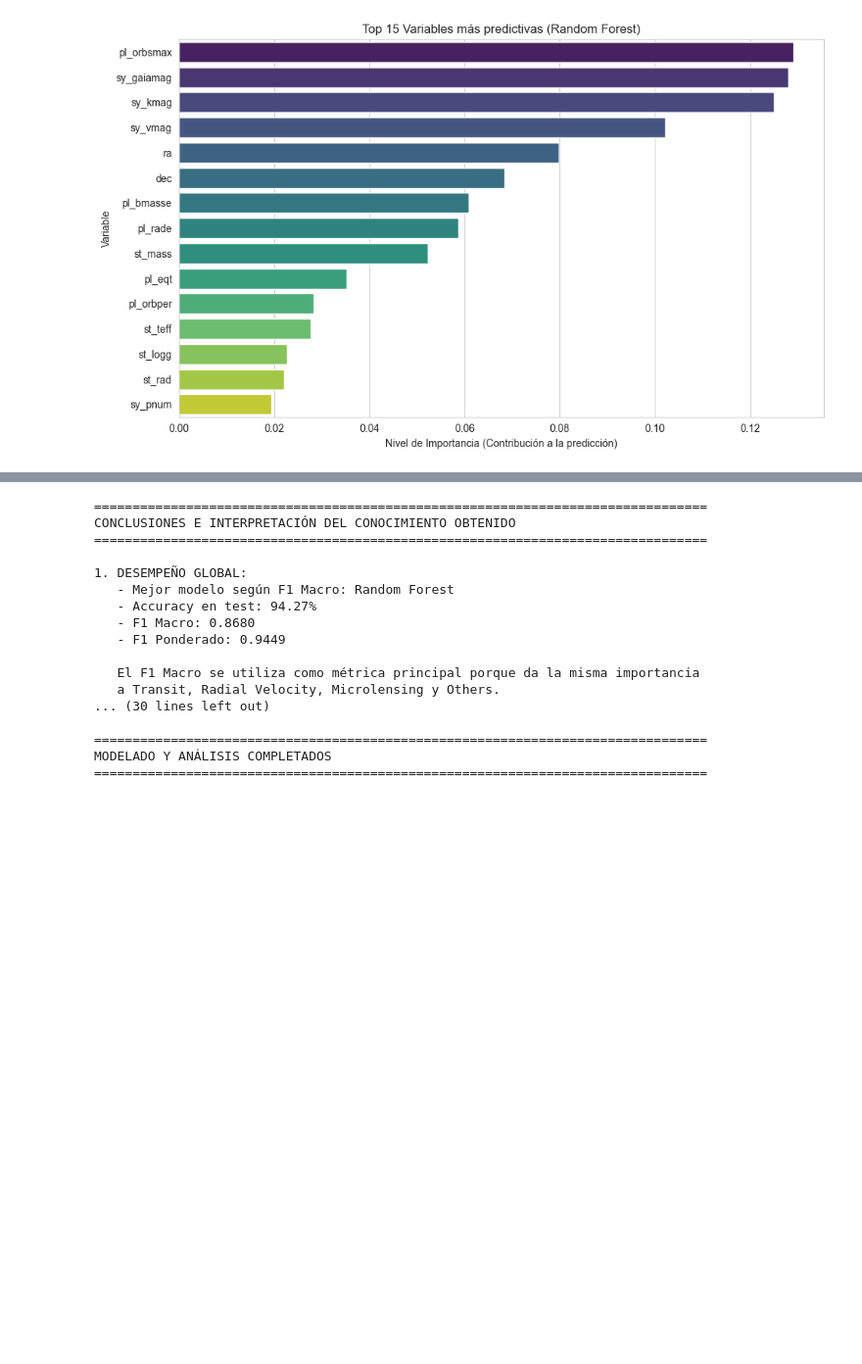
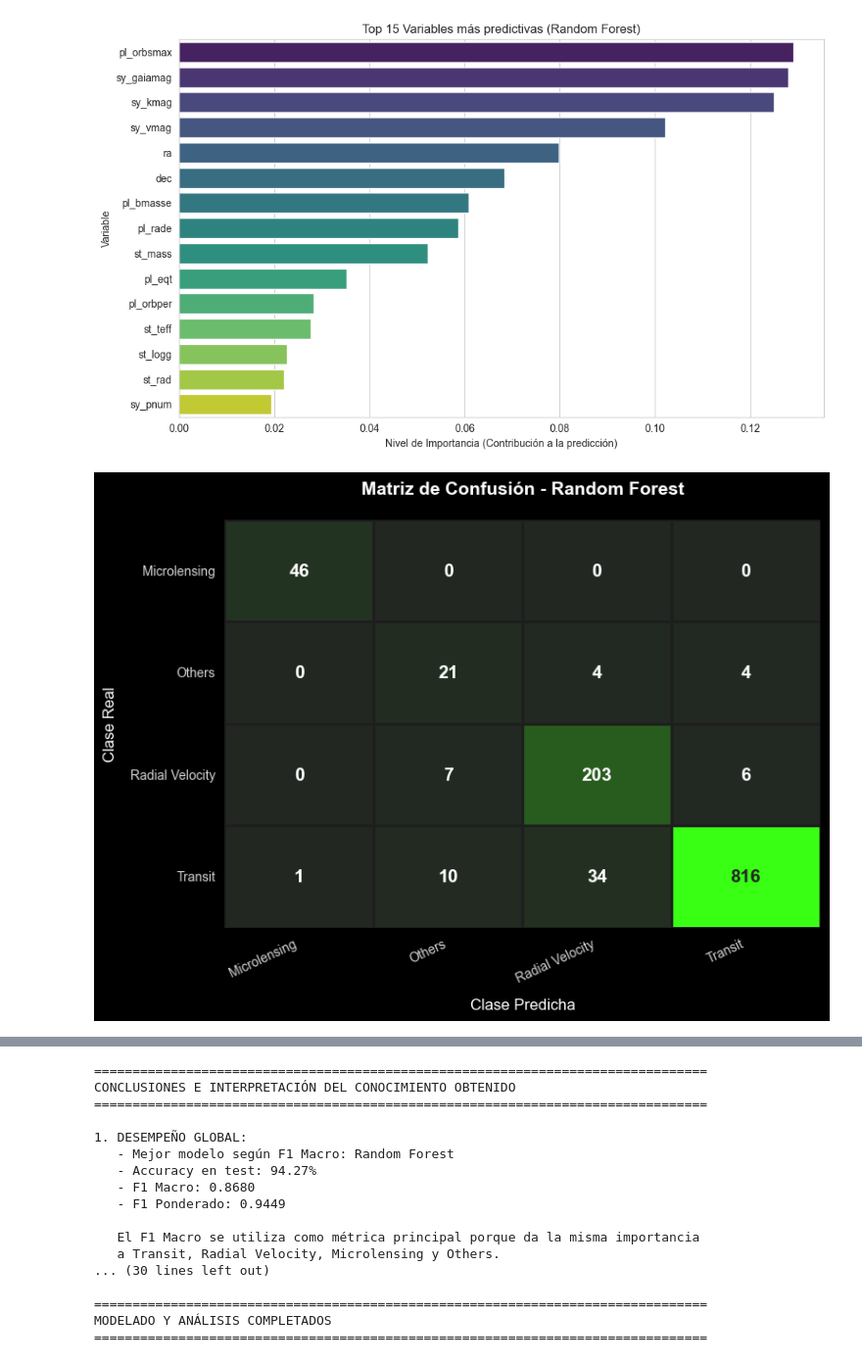
Before and after one commit to Augusto1901/UTN-CienciaDeDatos-G10-2026, a Jupyter notebook: Notebooks/03_modelado.ipynb, the cells around one changed output, grey strips where cells are left out. Shown at 98% size. Cells and saved outputs as stored; diff of their text form; code cells hidden in the pictures; blank space fills up the shorter version.

```diff
--- a/Notebooks/03_modelado.ipynb
+++ b/Notebooks/03_modelado.ipynb
@@ -173,6 +173,47 @@ plt.show()
 # %% [output]
 [figure]
 [figure]
+# %%
+import matplotlib.pyplot as plt
+import seaborn as sns
+from sklearn.metrics import confusion_matrix
+
+# Calcular la matriz real
+cm = confusion_matrix(y_test, y_pred_rf, labels=rf_model.classes_)
+
+# ==========================================
+# CONFIGURACIÓN DE ESTILO DARK MODE
+# ==========================================
+plt.style.use('dark_background')
+fig, ax = plt.subplots(figsize=(8, 6))
+
+# Crear un mapa de colores que vaya de negro a verde flúor (estilo matrix/hacker)
+cmap_custom = sns.color_palette("dark:#39ff14", as_cmap=True)
+
+# Dibujar la matriz
+sns.heatmap(cm, annot=True, fmt='d', cmap=cmap_custom, cbar=False,
+            xticklabels=rf_model.classes_, yticklabels=rf_model.classes_,
+            annot_kws={"size": 14, "weight": "bold"}, linewidths=1, linecolor='#1e1e1e')
+
+# Ajustes de texto y etiquetas
+ax.set_xlabel('Clase Predicha', fontsize=12, color='white', labelpad=10)
+ax.set_ylabel('Clase Real', fontsize=12, color='white', labelpad=10)
+ax.set_title('Matriz de Confusión - Random Forest', fontsize=14, color='white', pad=20, weight='bold')
+
+plt.xticks(rotation=25, ha='right', color='lightgray')
+plt.yticks(rotation=0, color='lightgray')
+
+# Eliminar el borde blanco del gráfico
+for spine in ax.spines.values():
+    spine.set_visible(False)
+
+plt.tight_layout()
+plt.show()
+
+# Volver al estilo normal para no afectar tus otros gráficos
+plt.style.use('default')
+# %% [output]
+[figure, added]
 # %%
 # ============================================================
 # 18. Comparación de Modelos y Análisis de Overfitting
```
Also changed, not shown: parts of 2 cells of this notebook, 9 other files.
